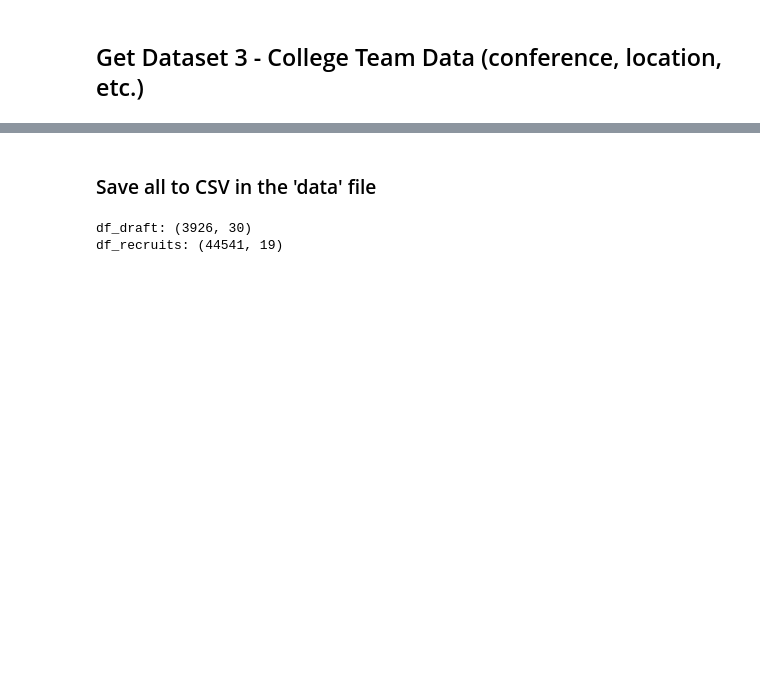
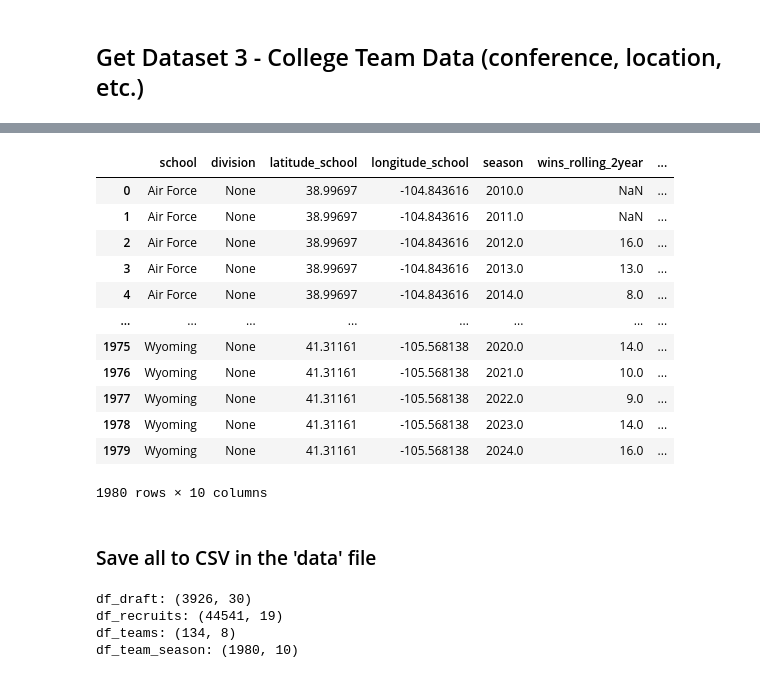
Before and after one commit to chrismca13/CFB_draft_propensity, a Jupyter notebook: notebooks/1_pull_data_M2.ipynb, the cells around one changed output, grey strips where cells are left out. Saved outputs shown, nothing was run; the diff lists cells and outputs as text; code cells hidden in the pictures; blank space fills up the shorter version.

```diff
--- a/notebooks/1_pull_data_M2.ipynb
+++ b/notebooks/1_pull_data_M2.ipynb
@@ -225,0 +364,35 @@ df_teams.head()
+# %%
+import warnings
+warnings.filterwarnings('ignore')
+
+# aggregate to the season grain, and summarize game results
+df_games_st = df_manipulated_games[['id', 'main_team', 'season', 'season_type', 'win_flag', 'point_differential']]
+df_games_st['post_season_win_flag'] = np.where((df_games_st['season_type'] == 'postseason') & (df_games_st['win_flag'] == 1), 1, 0)
+df_season = df_games_st.groupby(by = ['season', 'main_team']).agg({'win_flag' : 'sum',
+                                                                   'point_differential': 'sum',
+                                                                   'post_season_win_flag': 'sum',
+                                                                   'id': 'count'}).reset_index()
+
+df_season.columns = ['season', 'team', 'wins', 'point_diff', 'post_season_wins', 'games_played']
+
+# lag over the team to get their previous year's data
+df_season[['prev_wins', 'prev_point_diff', 'prev_post_season_wins', 'prev_games_played']] = (df_season.sort_values(by=['season', 'team'], ascending=True)\
+                                                                                                      .groupby(['team'])[['wins', 'point_diff', 'post_season_wins', 'games_played']]\
+                                                                                                      .shift(1))
+# lag over the team to get data from two years ago
+df_season[['2years_wins', '2years_point_diff', '2years_post_season_wins', '2years_games_played']] = (df_season.sort_values(by=['season', 'team'], ascending=True)\
+                                                                                                      .groupby(['team'])[['wins', 'point_diff', 'post_season_wins', 'games_played']]\
+                                                                                                      .shift(2))
+# combine lagged data into one column:
+df_season['wins_rolling_2year'] = df_season['prev_wins'] + df_season['2years_wins']
+df_season['games_played_rolling_2year'] = df_season['prev_games_played'] + df_season['2years_games_played']
+df_season['post_season_wins_rolling_2year'] = df_season['prev_post_season_wins'] + df_season['2years_post_season_wins']
+df_season['point_diff_rolling_2year'] = df_season['prev_point_diff'] + df_season['2years_point_diff']
+df_season['win_pct_rolling_2year'] = df_season['wins'] / df_season['games_played']
+
+# drop the lagged data cols now that they're combined into new columns"
+df_season = df_season.drop(columns = ['2years_wins', '2years_point_diff', '2years_post_season_wins', '2years_games_played',
+                                      'prev_wins', 'prev_point_diff', 'prev_post_season_wins', 'prev_games_played',
+                                      'wins', 'point_diff', 'post_season_wins', 'games_played'])
+
+df_season.sort_values(by = ['team', 'season']).head()
@@ -226,3 +466,22 @@ df_teams.head()
+# %%
+df_team_season = pd.merge(left = df_teams, right = df_season, how = 'left', left_on = 'school', right_on = 'team')
+df_team_season = df_team_season[['school', 'division', 'latitude_school', 'longitude_school', 'season', 'wins_rolling_2year', 'games_played_rolling_2year', 'post_season_wins_rolling_2year','point_diff_rolling_2year', 'win_pct_rolling_2year']]
+# %%
+df_team_season
+# %% [output]
+|  | school | division | latitude_school | longitude_school | season | wins_rolling_2year | ... |
+| 0 | Air Force | None | 38.99697 | -104.843616 | 2010.0 | NaN | ... |
+| 1 | Air Force | None | 38.99697 | -104.843616 | 2011.0 | NaN | ... |
+| 2 | Air Force | None | 38.99697 | -104.843616 | 2012.0 | 16.0 | ... |
+| 3 | Air Force | None | 38.99697 | -104.843616 | 2013.0 | 13.0 | ... |
+| 4 | Air Force | None | 38.99697 | -104.843616 | 2014.0 | 8.0 | ... |
+| ... | ... | ... | ... | ... | ... | ... | ... |
+| 1975 | Wyoming | None | 41.31161 | -105.568138 | 2020.0 | 14.0 | ... |
+| 1976 | Wyoming | None | 41.31161 | -105.568138 | 2021.0 | 10.0 | ... |
+| 1977 | Wyoming | None | 41.31161 | -105.568138 | 2022.0 | 9.0 | ... |
+| 1978 | Wyoming | None | 41.31161 | -105.568138 | 2023.0 | 14.0 | ... |
+| 1979 | Wyoming | None | 41.31161 | -105.568138 | 2024.0 | 16.0 | ... |
+1980 rows × 10 columns
 # %% [markdown]
 ### Save all to CSV in the 'data' file
 # %%
@@ -234,6 +493,11 @@ print('df_recruits: ' + str(df_recruits.shape))
 
 df_teams.to_csv('../data/teams.csv', index = False)
 print('df_teams: ' + str(df_teams.shape))
+
+df_team_season.to_csv('../data/team_season.csv', index = False)
+print('df_team_season: ' + str(df_team_season.shape))
 # %% [output]
 df_draft: (3926, 30)
 df_recruits: (44541, 19)
+df_teams: (134, 8)
+df_team_season: (1980, 10)
```
Also changed, not shown: parts of 14 cells of this notebook.
